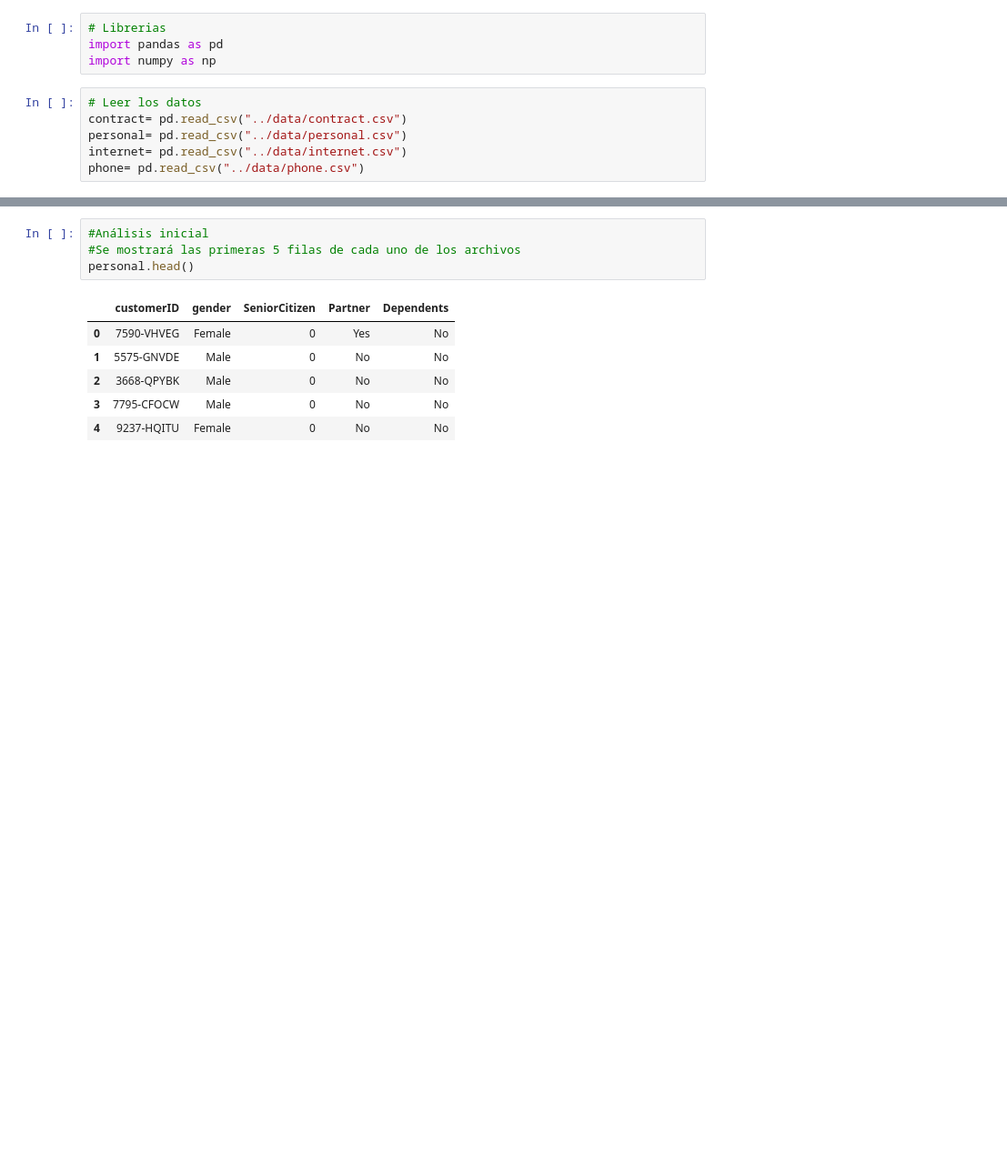
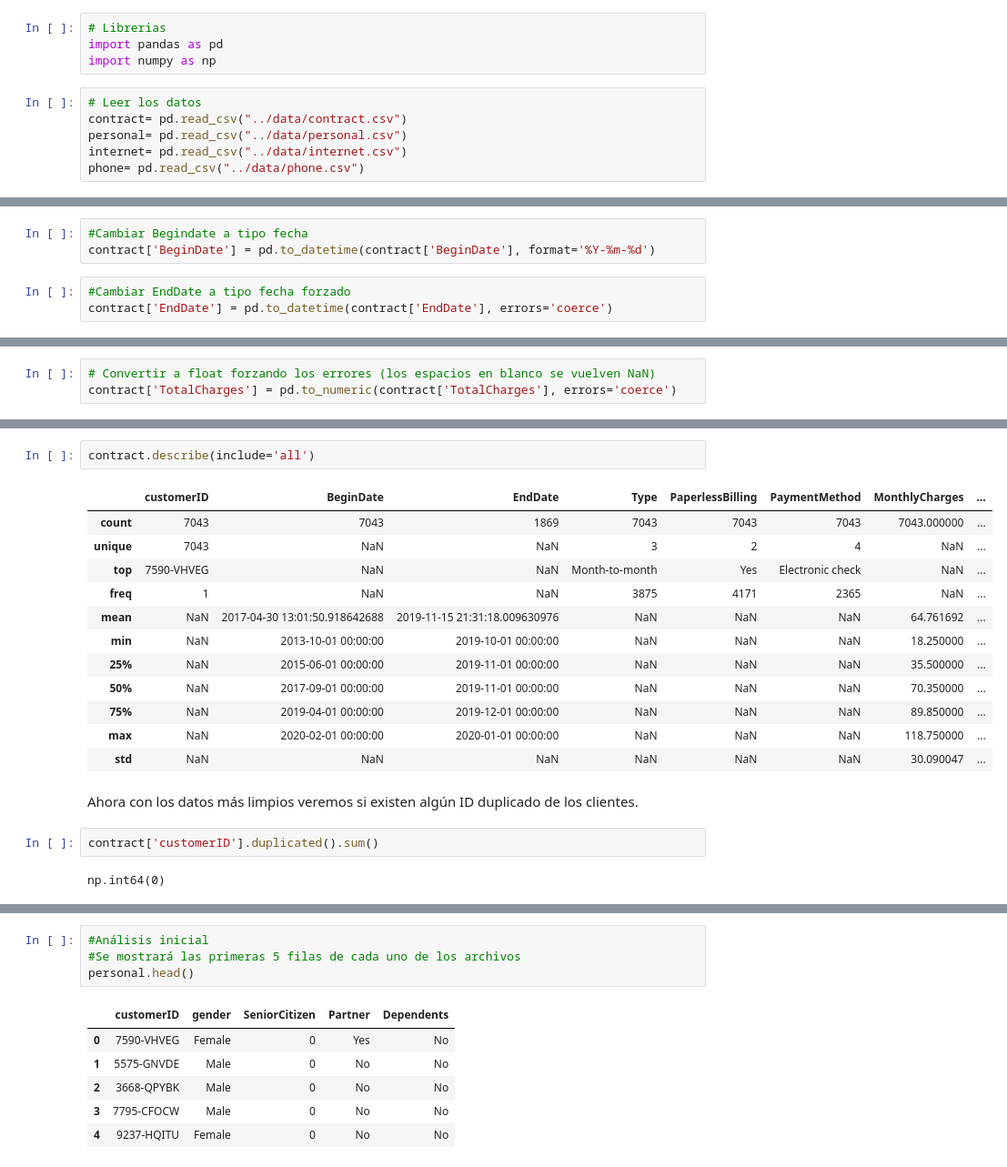
Before and after one commit to Hpaz96/Servicios-de-Interconnect, a Jupyter notebook: notebooks/02_modelo_final.ipynb, the cells around one changed output, grey strips where cells are left out. Shown at 91% size. Cells and saved outputs as stored; diff of their text form; blank space fills up the shorter version.

Commit message:
Se hizo el EDA del archivo contract.csv, siguinte sesión se harán las graficas

```diff
--- a/notebooks/02_modelo_final.ipynb
+++ b/notebooks/02_modelo_final.ipynb
@@ -46,0 +91,6 @@ contract.head()
+# %%
+#Cambiar Begindate a tipo fecha
+contract['BeginDate'] = pd.to_datetime(contract['BeginDate'], format='%Y-%m-%d')
+# %%
+#Cambiar EndDate a tipo fecha forzado
+contract['EndDate'] = pd.to_datetime(contract['EndDate'], errors='coerce')
@@ -46,0 +124,3 @@ contract.head()
+# %%
+# Convertir a float forzando los errores (los espacios en blanco se vuelven NaN)
+contract['TotalCharges'] = pd.to_numeric(contract['TotalCharges'], errors='coerce')
@@ -46,0 +170,21 @@ contract.head()
+# %%
+contract.describe(include='all')
+# %% [output]
+|  | customerID | BeginDate | EndDate | Type | PaperlessBilling | PaymentMethod | MonthlyCharges | ... |
+| count | 7043 | 7043 | 1869 | 7043 | 7043 | 7043 | 7043.000000 | ... |
+| unique | 7043 | NaN | NaN | 3 | 2 | 4 | NaN | ... |
+| top | 7590-VHVEG | NaN | NaN | Month-to-month | Yes | Electronic check | NaN | ... |
+| freq | 1 | NaN | NaN | 3875 | 4171 | 2365 | NaN | ... |
+| mean | NaN | 2017-04-30 13:01:50.918642688 | 2019-11-15 21:31:18.009630976 | NaN | NaN | NaN | 64.761692 | ... |
+| min | NaN | 2013-10-01 00:00:00 | 2019-10-01 00:00:00 | NaN | NaN | NaN | 18.250000 | ... |
+| 25% | NaN | 2015-06-01 00:00:00 | 2019-11-01 00:00:00 | NaN | NaN | NaN | 35.500000 | ... |
+| 50% | NaN | 2017-09-01 00:00:00 | 2019-11-01 00:00:00 | NaN | NaN | NaN | 70.350000 | ... |
+| 75% | NaN | 2019-04-01 00:00:00 | 2019-12-01 00:00:00 | NaN | NaN | NaN | 89.850000 | ... |
+| max | NaN | 2020-02-01 00:00:00 | 2020-01-01 00:00:00 | NaN | NaN | NaN | 118.750000 | ... |
+| std | NaN | NaN | NaN | NaN | NaN | NaN | 30.090047 | ... |
+# %% [markdown]
+Ahora con los datos más limpios veremos si existen algún ID duplicado  de los clientes.
+# %%
+contract['customerID'].duplicated().sum()
+# %% [output]
+np.int64(0)
```
Also changed, not shown: parts of 25 cells of this notebook.
